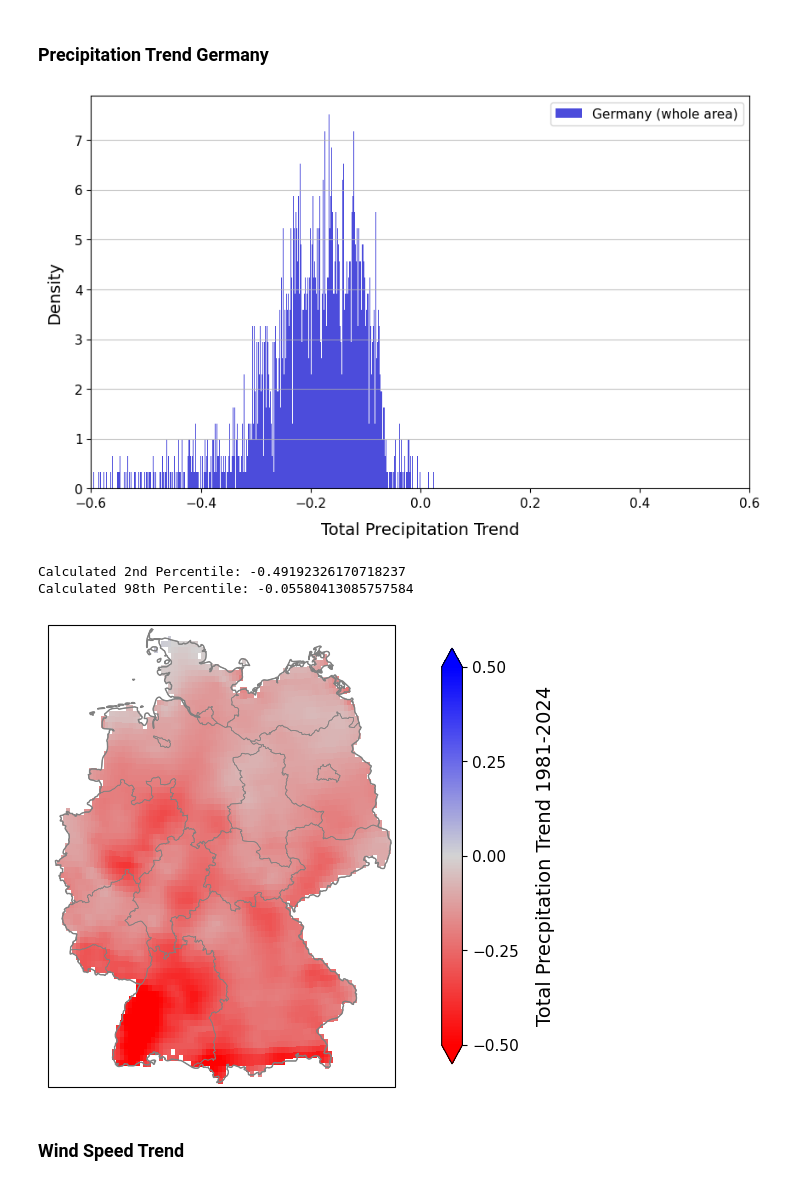
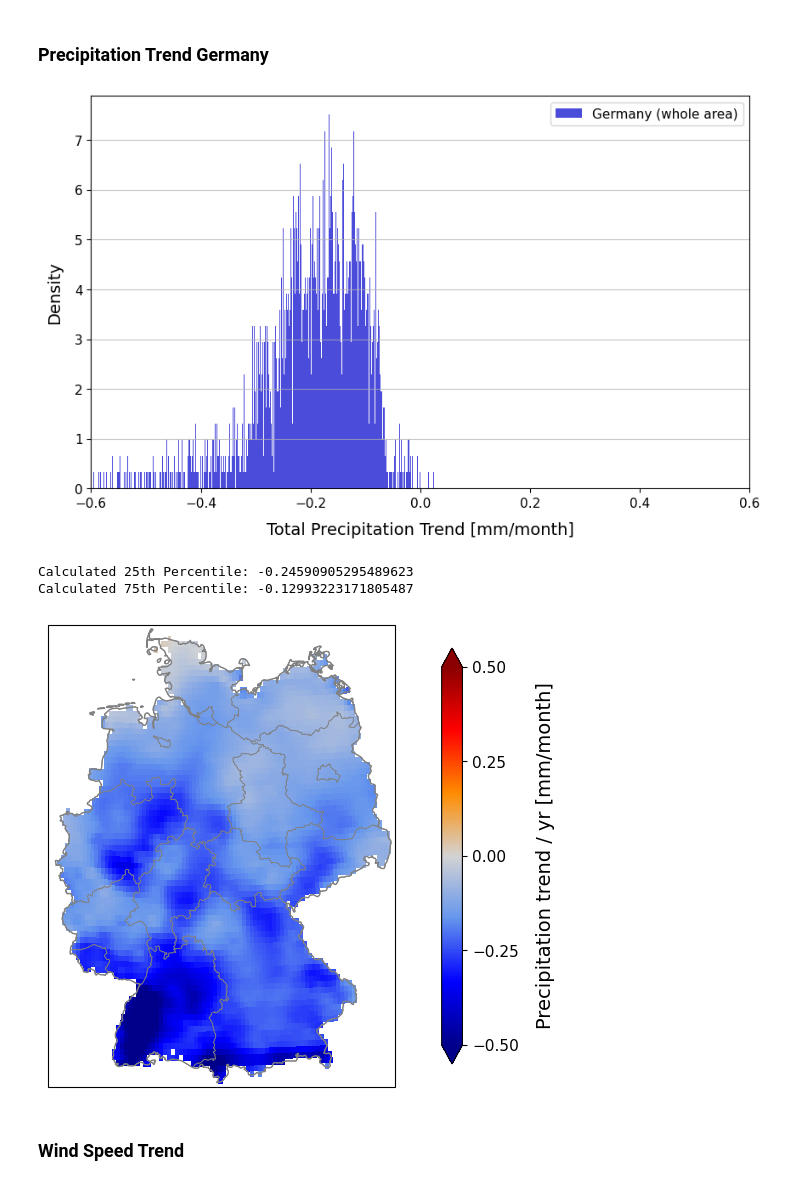
Before and after one commit to irishaake/Thesis_Msc, a Jupyter notebook: 36_Visualize_Results_Maps.ipynb, the cells around one changed output. Saved outputs shown, nothing was run; the diff lists cells and outputs as text; code cells hidden in the pictures.

```diff
--- a/36_Visualize_Results_Maps.ipynb
+++ b/36_Visualize_Results_Maps.ipynb
@@ -585,7 +585,7 @@ plt.figure(figsize=(10, 6))
 plt.hist(tp_vals.flatten(), bins=1000, alpha=0.7, label='Germany (whole area)', color='mediumblue', density=True)
 
 # add labels
-plt.xlabel('Total Precipitation Trend', fontsize=14, labelpad=10)
+plt.xlabel('Total Precipitation Trend [mm/month]', fontsize=14, labelpad=10)
 plt.ylabel('Density', fontsize=14, labelpad=10)
 
 plt.legend(loc = 1, fontsize = 11)
@@ -595,25 +595,25 @@ plt.tick_params(axis='both', which='major', labelsize=11)
 
 plt.xlim(-0.6, 0.6)
 
-plt.savefig("./Figures/Precipitation_Spatial_Trend_Histogram.png", bbox_inches="tight")
+plt.savefig("./Figures/Precipitation_Spatial_Trend_Histogram.png", bbox_inches="tight", dpi = 300)
 plt.show()
 # %% [output]
-[figure, old version]
+[figure, new version]
 # %%
 # have a look at the percentiles
 data = tp_vals.flatten()
 
-lower_percentile = 2
-upper_percentile = 98
+lower_percentile = 25
+upper_percentile = 75
 
 vmin_perc = np.percentile(data[~np.isnan(data)], lower_percentile)
 vmax_perc = np.percentile(data[~np.isnan(data)], upper_percentile)
 
-print(f"Calculated 2nd Percentile: {vmin_perc}")
-print(f"Calculated 98th Percentile: {vmax_perc}")
+print(f"Calculated 25th Percentile: {vmin_perc}")
+print(f"Calculated 75th Percentile: {vmax_perc}")
 # %% [output]
-Calculated 2nd Percentile: -0.49192326170718237
-Calculated 98th Percentile: -0.05580413085757584
+Calculated 25th Percentile: -0.24590905295489623
+Calculated 75th Percentile: -0.12993223171805487
 # %%
 # set native crs and desired projection for map
 projPC = ccrs.PlateCarree()
@@ -625,7 +625,7 @@ lats = tp.variables['lat'][:]
 lons = tp.variables['lon'][:]
 
 # create custom colormap
-colors = ["red", "lightgrey", "blue"]
+colors = ["darkblue", "blue", "cornflowerblue", "lightgrey", "darkorange", "red", "darkred"]
 cmap = LinearSegmentedColormap.from_list("RedToGreen", colors, N=256)
 
 # set nan values as transparent
@@ -637,36 +637,36 @@ vmin = -0.5
 vmax = 0.5
 
 # normalize data, set grey at 0.0000 with TwoSlopeNorm
 norm = TwoSlopeNorm(vmin=vmin, vcenter=0.0, vmax=vmax)
 
 # create plot
 fig, ax = plt.subplots(1, 1, figsize=(12, 6), subplot_kw={'projection': projUTM}, gridspec_kw={"wspace": 0.01})
 
 ax.set_extent([5.9, 14.65, 47.2, 55], crs=projPC)
 
 # plot data
 im = ax.pcolormesh(
         lons, lats, tp_var,
         cmap=cmap,
         norm=norm,
         transform=projPC,
         shading = "auto")
 
 # plot borders
 ger_states.boundary.plot(ax=ax, edgecolor = "grey", linewidth = 0.5, transform=projUTM)
 ger_border.boundary.plot(ax=ax, edgecolor = "grey", linewidth = 1, transform=projUTM)
 
 # add colorbar
 cbar = plt.colorbar(im, ax=ax, orientation='vertical', shrink=0.9, pad=0.05, extend = "both")
-cbar.set_label("Total Precpitation Trend 1981-2024", fontsize = 14, labelpad = 12)
+cbar.set_label("Precipitation trend / yr [mm/month]", fontsize = 14, labelpad = 12)
 cbar.set_ticks(np.linspace(vmin, vmax, 5))
 cbar.ax.tick_params(labelsize=11)
 
 plt.tight_layout()
-plt.savefig("./Figures/Precipitation_Spatial_Trend.png", bbox_inches="tight")
+plt.savefig("./Figures/Precipitation_Spatial_Trend.png", bbox_inches="tight", dpi = 300)
 plt.show()
 # %% [output]
-[figure, old version]
+[figure, new version]
 # %% [markdown]
 ### Wind Speed Trend
 # %%
```
Also changed, not shown: parts of 40 cells of this notebook, 2 other files.
